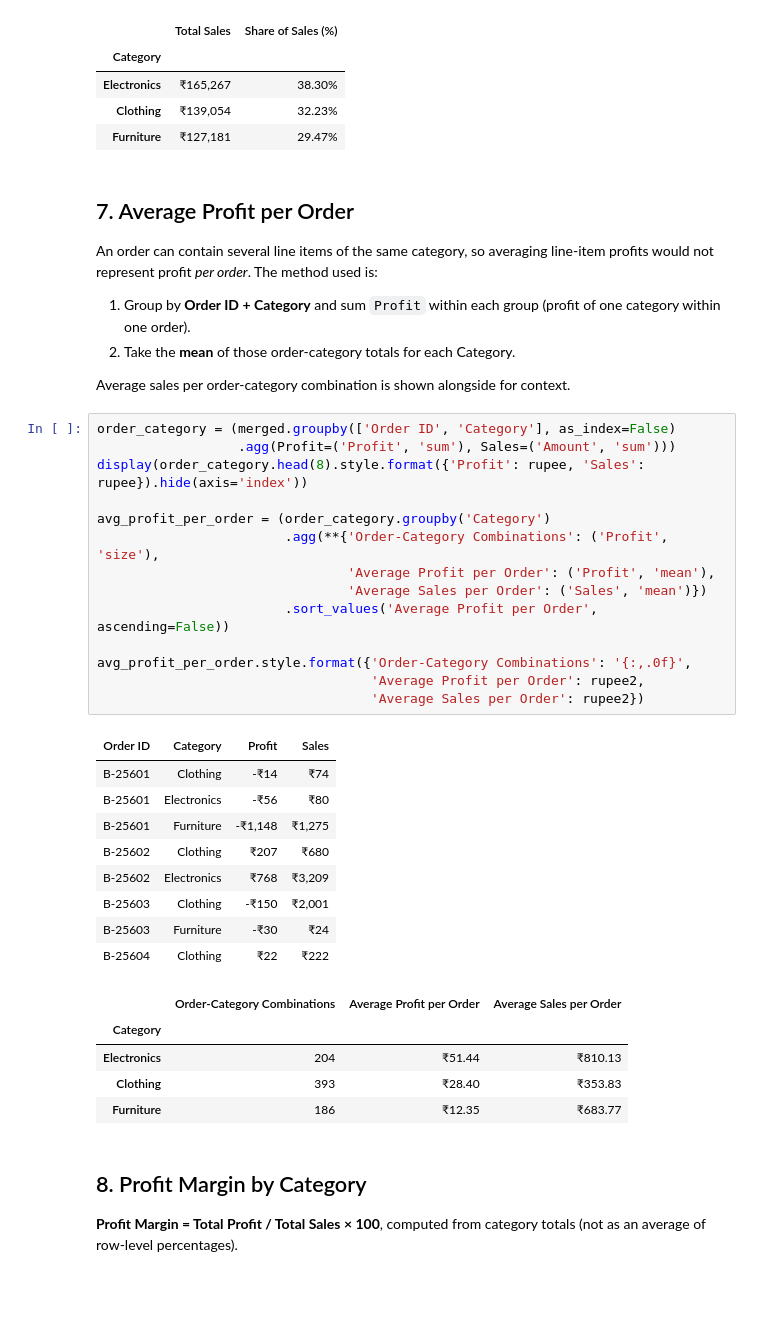
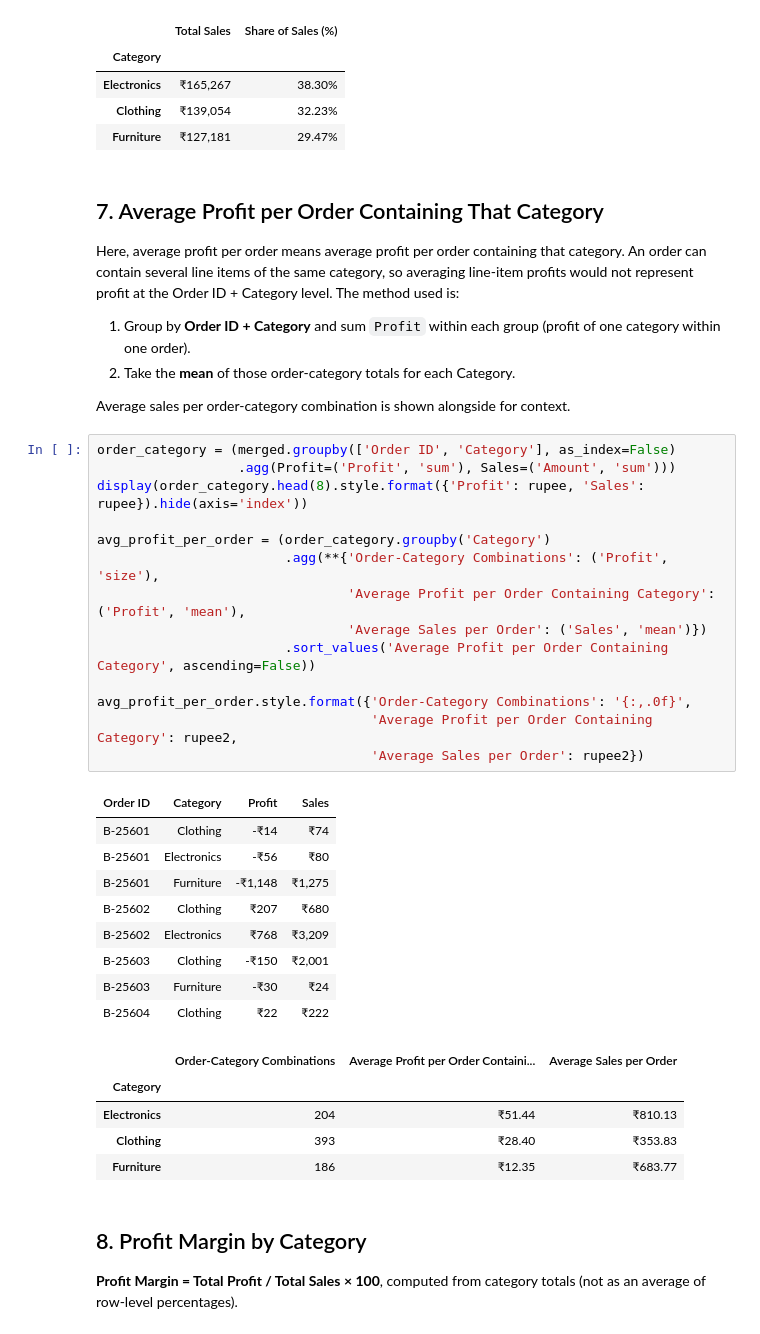
Before and after one commit to ankitaa19/Nexora, a Jupyter notebook: Q1_Sales_Analysis/Part_1_Sales_Profitability/notebooks/sales_profitability_analysis.ipynb, the cells around one changed output. Cells and saved outputs as stored; diff of their text form; blank space fills up the shorter version.

```diff
--- a/Q1_Sales_Analysis/Part_1_Sales_Profitability/notebooks/sales_profitability_analysis.ipynb
+++ b/Q1_Sales_Analysis/Part_1_Sales_Profitability/notebooks/sales_profitability_analysis.ipynb
@@ -154,9 +154,9 @@ sales_by_category.style.format({'Total Sales': rupee, 'Share of Sales (%)': '{:.
 | Clothing | ₹139,054 | 32.23% |
 | Furniture | ₹127,181 | 29.47% |
 # %% [markdown]
-## 7. Average Profit per Order
+## 7. Average Profit per Order Containing That Category
 
-An order can contain several line items of the same category, so averaging line-item profits would not represent profit *per order*. The method used is:
+Here, average profit per order means average profit per order containing that category. An order can contain several line items of the same category, so averaging line-item profits would not represent profit at the Order ID + Category level. The method used is:
 
 1. Group by **Order ID + Category** and sum `Profit` within each group (profit of one category within one order).
 2. Take the **mean** of those order-category totals for each Category.
@@ -165,28 +165,28 @@ Average sales per order-category combination is shown alongside for context.
 # %%
 order_category = (merged.groupby(['Order ID', 'Category'], as_index=False)
                   .agg(Profit=('Profit', 'sum'), Sales=('Amount', 'sum')))
 display(order_category.head(8).style.format({'Profit': rupee, 'Sales': rupee}).hide(axis='index'))
 
 avg_profit_per_order = (order_category.groupby('Category')
                         .agg(**{'Order-Category Combinations': ('Profit', 'size'),
-                                'Average Profit per Order': ('Profit', 'mean'),
+                                'Average Profit per Order Containing Category': ('Profit', 'mean'),
                                 'Average Sales per Order': ('Sales', 'mean')})
-                        .sort_values('Average Profit per Order', ascending=False))
+                        .sort_values('Average Profit per Order Containing Category', ascending=False))
 
 avg_profit_per_order.style.format({'Order-Category Combinations': '{:,.0f}',
-                                   'Average Profit per Order': rupee2,
+                                   'Average Profit per Order Containing Category': rupee2,
                                    'Average Sales per Order': rupee2})
 # %% [output]
 | Order ID | Category | Profit | Sales |
 | B-25601 | Clothing | -₹14 | ₹74 |
 | B-25601 | Electronics | -₹56 | ₹80 |
 | B-25601 | Furniture | -₹1,148 | ₹1,275 |
 | B-25602 | Clothing | ₹207 | ₹680 |
 | B-25602 | Electronics | ₹768 | ₹3,209 |
 | B-25603 | Clothing | -₹150 | ₹2,001 |
 | B-25603 | Furniture | -₹30 | ₹24 |
 | B-25604 | Clothing | ₹22 | ₹222 |
-|  | Order-Category Combinations | Average Profit per Order | Average Sales per Order |
+|  | Order-Category Combinations | Average Profit per Order Containi... | Average Sales per Order |
 | Category |  |  |  |
 | Electronics | 204 | ₹51.44 | ₹810.13 |
 | Clothing | 393 | ₹28.40 | ₹353.83 |
```
Also changed, not shown: parts of 6 cells of this notebook, 8 other files.
